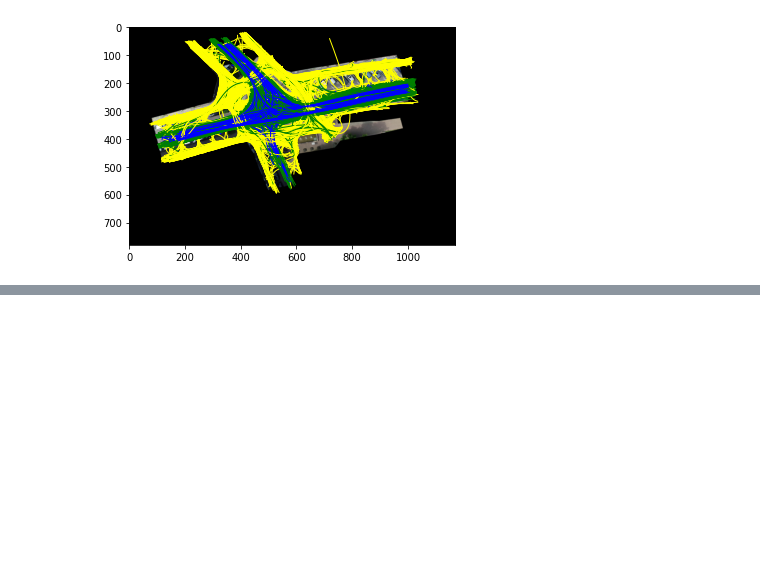
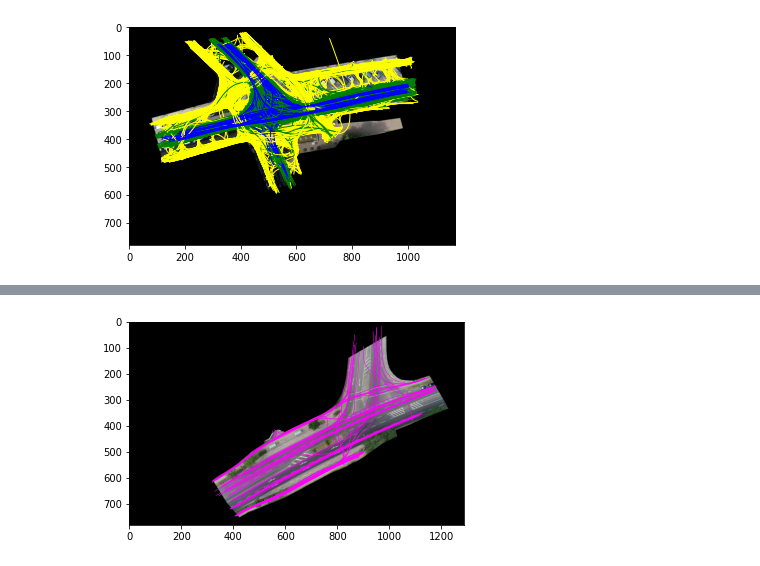
Before and after one commit to QuantumBatarang/Cloud-Computing-Final-Project, a Jupyter notebook: visualize.ipynb, the cells around one changed output, grey strips where cells are left out. Saved outputs shown, nothing was run; the diff lists cells and outputs as text; code cells hidden in the pictures; blank space fills up the shorter version.

```diff
--- a/visualize.ipynb
+++ b/visualize.ipynb
@@ -83,0 +278,4 @@ showAll(2)
+# %%
+showBicycles(4)
+# %% [output]
+[figure, added]
```
Also changed, not shown: parts of 16 cells of this notebook.
